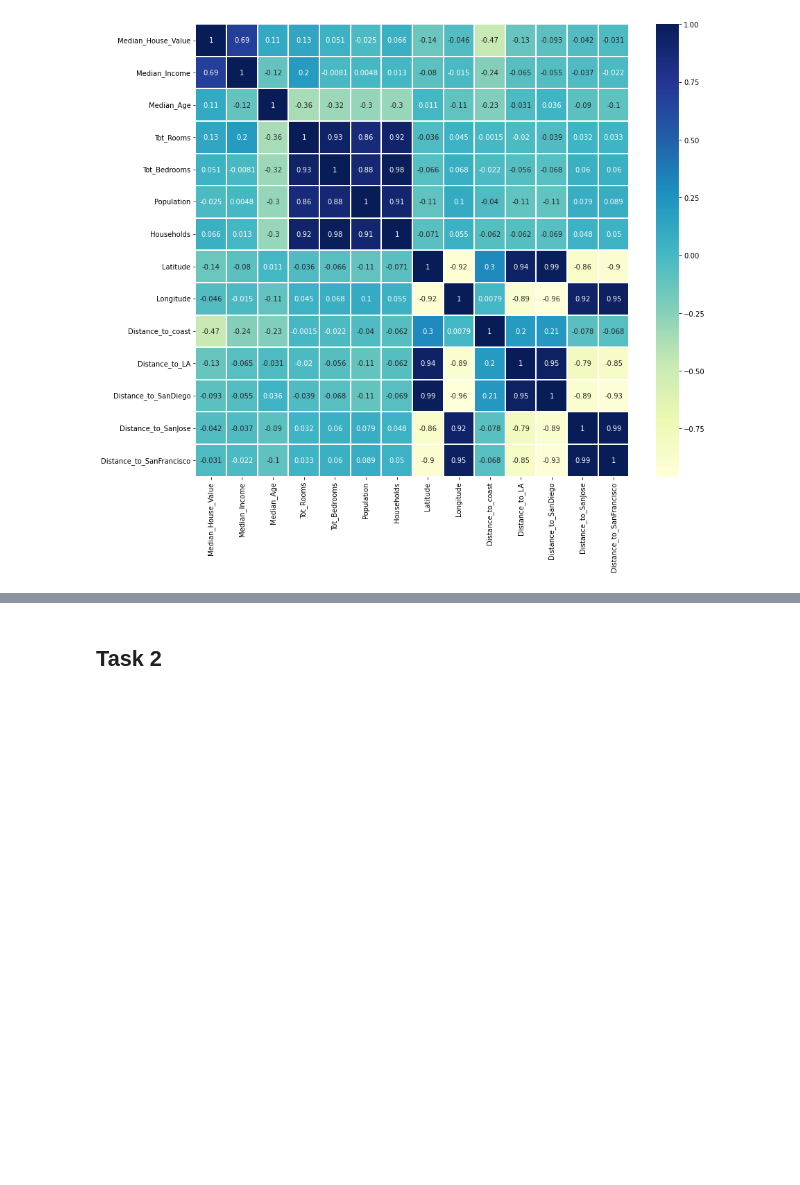
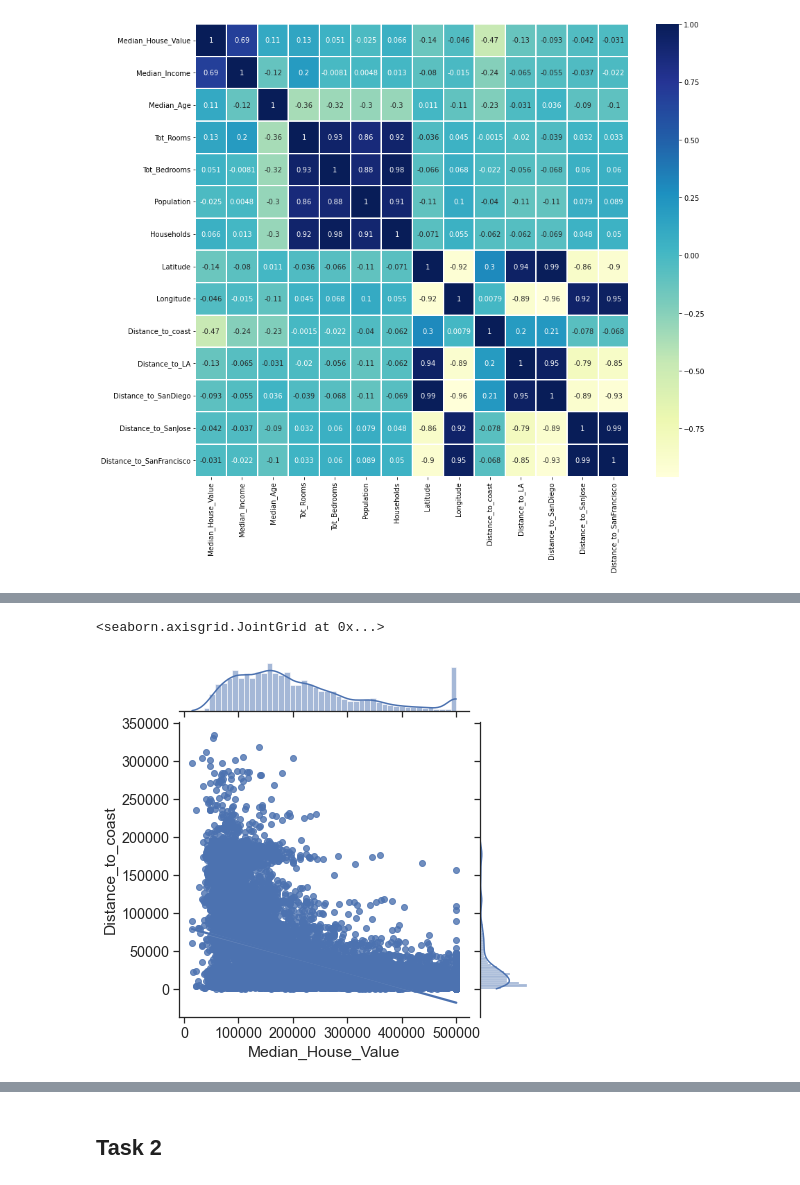
Before and after one commit to abeeto/project-group14-DATA301, a Jupyter notebook: notebooks/analysis2.ipynb, the cells around one changed output, grey strips where cells are left out. Cells and saved outputs as stored; diff of their text form; code cells hidden in the pictures; blank space fills up the shorter version.

```diff
--- a/notebooks/analysis2.ipynb
+++ b/notebooks/analysis2.ipynb
@@ -92,0 +104,11 @@ sns.jointplot(x='Median_House_Value', y='Median_Income', data=dfu, kind='reg')
+# %%
+sns.jointplot(x='Median_House_Value', y='Distance_to_coast', data=dfu, kind='reg')
+'''
+The distance from the coast ha an anticipated negative correlation with median house value. People desire to
+be located near bodies of water. However, it has a slightly lower correlation with house value than income
+does, with a coefficient of -0.47. This reflects a potential average distribution of household quality across
+the analyzed region.
+'''
+# %% [output]
+<seaborn.axisgrid.JointGrid at 0x...>
+[figure, added]
```
Also changed, not shown: parts of 15 cells of this notebook, 2 other files.
